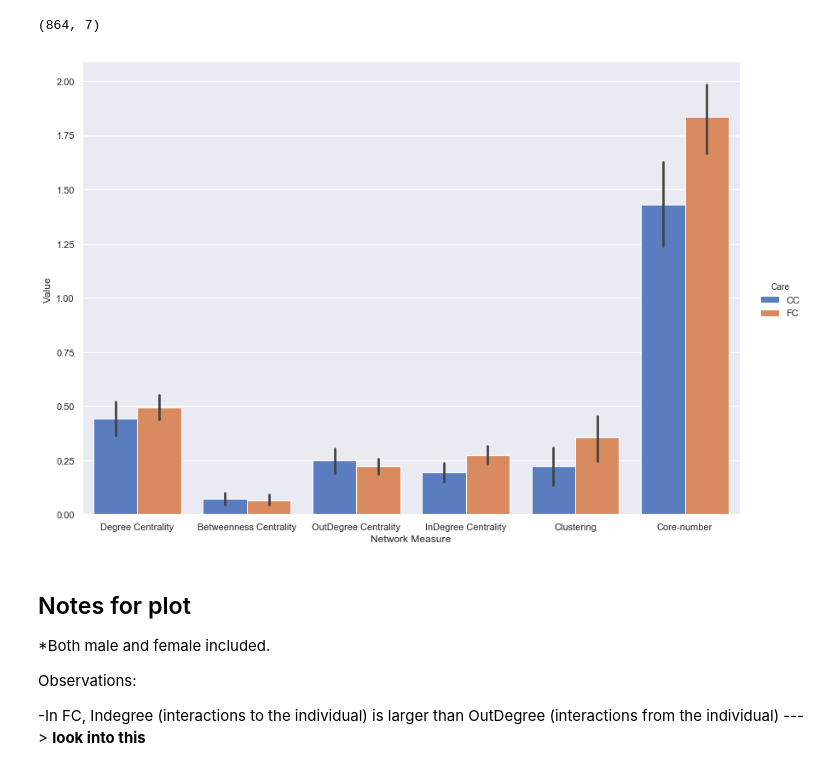
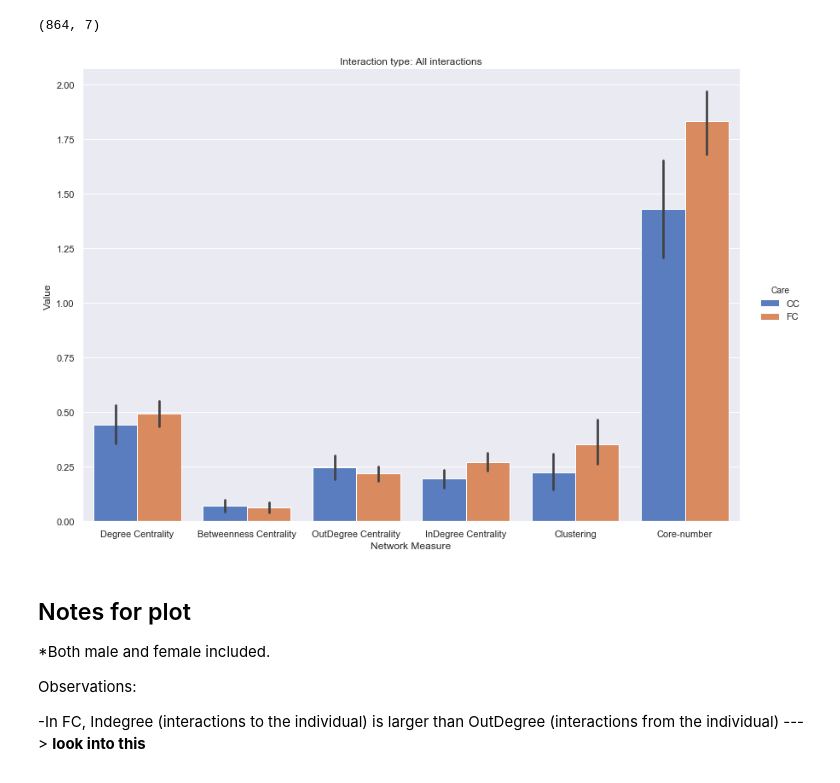
Before and after one commit to saraelshawa/Social-Networks, a Jupyter notebook: Data Collection.ipynb, the cells around one changed output. Cells and saved outputs as stored; diff of their text form; code cells hidden in the pictures.

```diff
--- a/Data Collection.ipynb
+++ b/Data Collection.ipynb
@@ -100,15 +100,16 @@ print(df.shape)
 # %%
 sns.set(font_scale=1)
 g = sns.catplot("Network Measure", "Value", "Care General", data=df, kind="bar", palette="muted", legend=True, height=8.27, aspect=11.7/8.27)
 g._legend.set_title("Care")
 g.set(xlabel='Network Measure', ylabel='Value')
 g.set(xticklabels=['Degree Centrality', 'Betweenness Centrality', 'OutDegree Centrality', 'InDegree Centrality', 'Clustering', 'Core-number'])
-
-plt.savefig('network_measure_value_CC_FC.png', bbox_inches='tight')
+plt.title("Interaction type: All interactions")
+plt.savefig("interaction_analysis/all_interactions_measures.png", bbox_inches='tight')
+# plt.savefig('network_measure_value_CC_FC.png', bbox_inches='tight')
 # Show plot
 plt.show()
 # %% [output]
-[figure, old version]
+[figure, new version]
 # %% [markdown]
 ## Notes for plot
 *Both male and female included.
```
Also changed, not shown: parts of 10 cells of this notebook.
